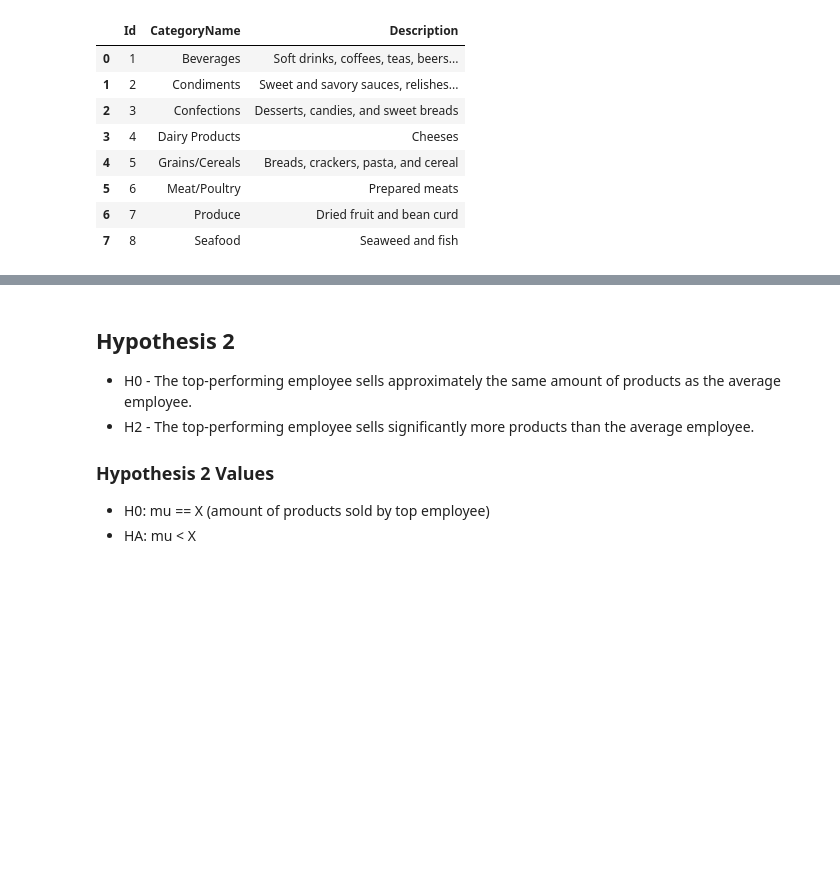
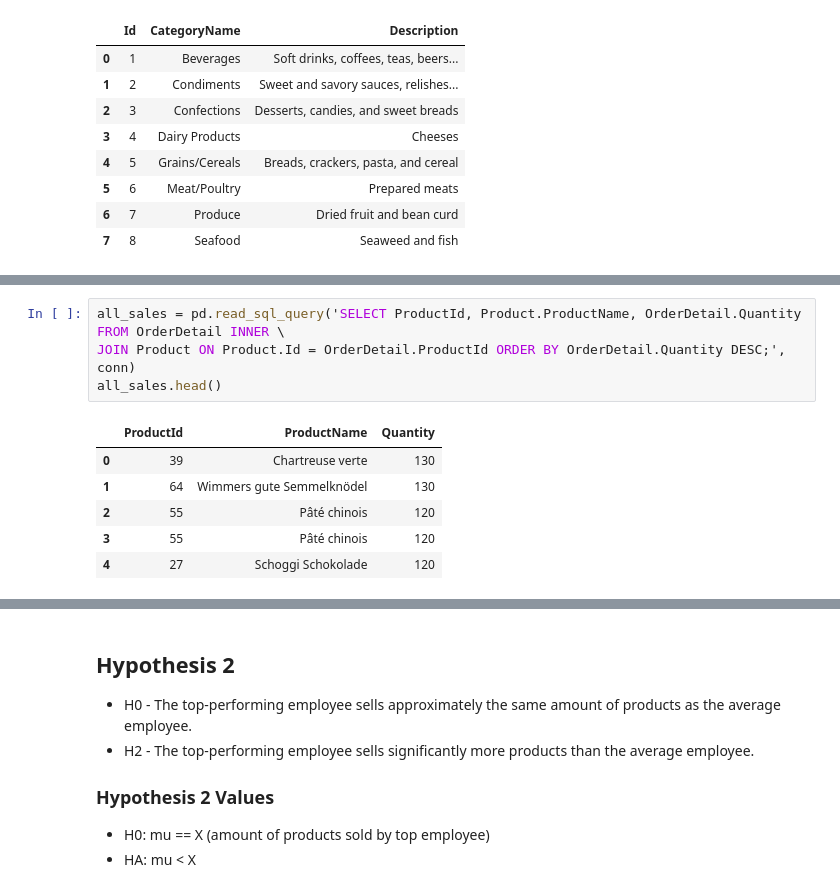
Before and after one commit to MagicMilly/dsc-2-final-project-online-ds-ft-100118, a Jupyter notebook: student.ipynb, the cells around one changed output, grey strips where cells are left out. Saved outputs shown, nothing was run; the diff lists cells and outputs as text; blank space fills up the shorter version.

```diff
--- a/student.ipynb
+++ b/student.ipynb
@@ -391,0 +496,11 @@ category_df
+# %%
+all_sales = pd.read_sql_query('SELECT ProductId, Product.ProductName, OrderDetail.Quantity FROM OrderDetail INNER \
+JOIN Product ON Product.Id = OrderDetail.ProductId ORDER BY OrderDetail.Quantity DESC;', conn)
+all_sales.head()
+# %% [output]
+|  | ProductId | ProductName | Quantity |
+| 0 | 39 | Chartreuse verte | 130 |
+| 1 | 64 | Wimmers gute Semmelknödel | 130 |
+| 2 | 55 | Pâté chinois | 120 |
+| 3 | 55 | Pâté chinois | 120 |
+| 4 | 27 | Schoggi Schokolade | 120 |
```
Also changed, not shown: parts of 26 cells of this notebook.
